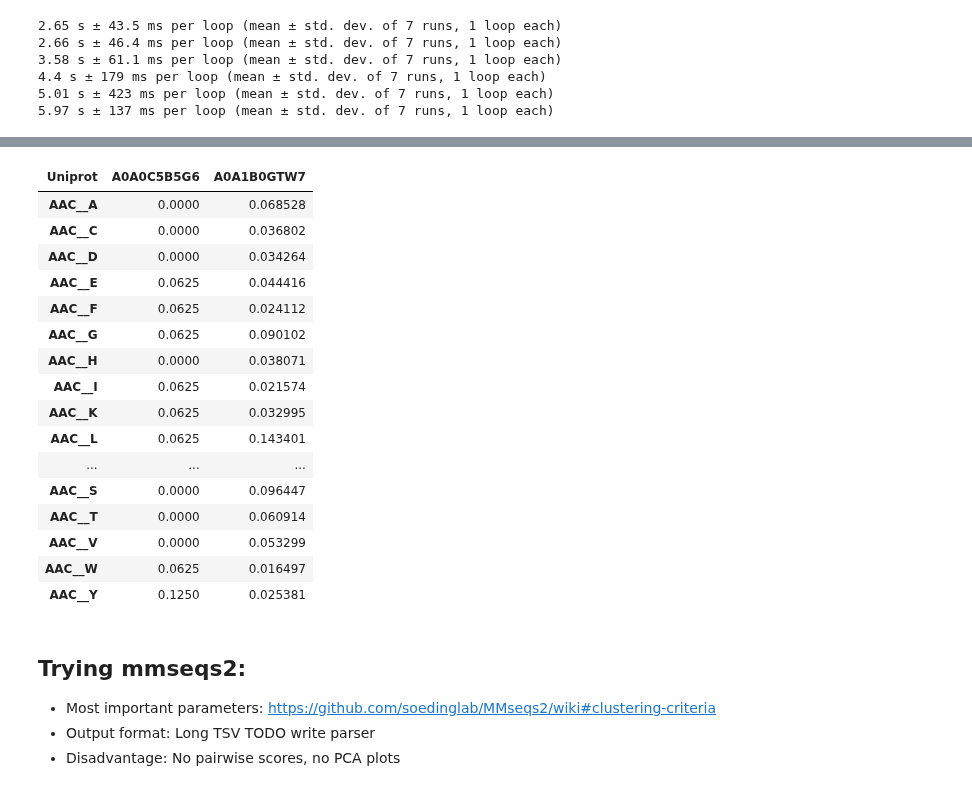
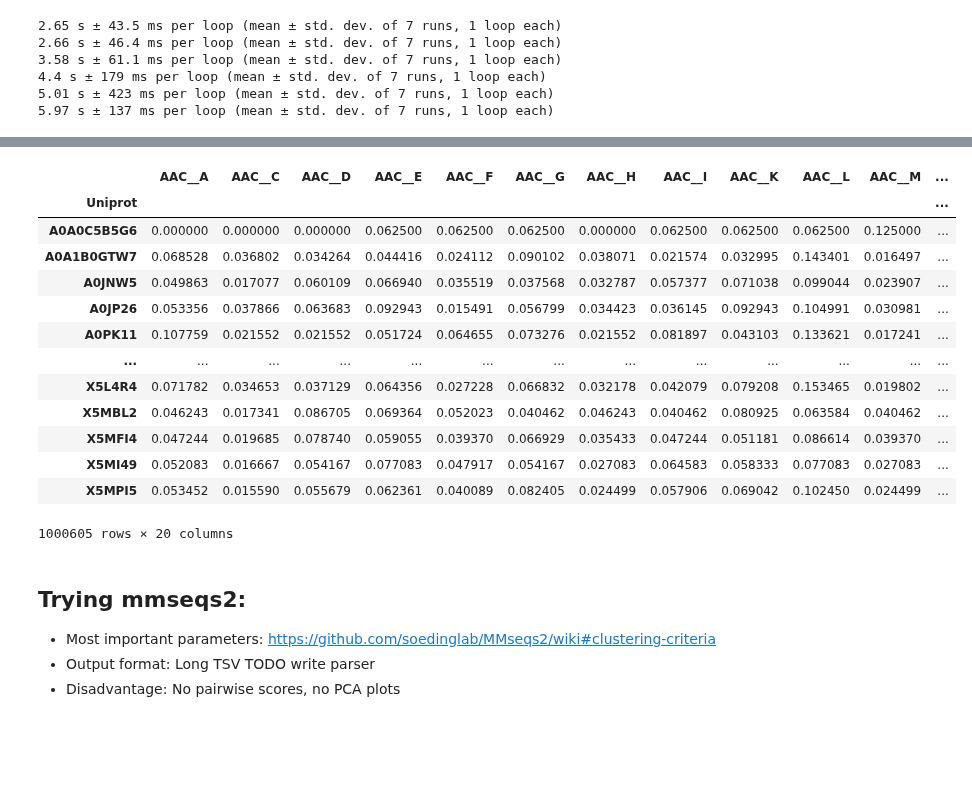
Before and after one commit to adenger/subpred4, a Jupyter notebook: notebooks/4_clustering.ipynb, the cells around one changed output, grey strips where cells are left out. Saved outputs shown, nothing was run; the diff lists cells and outputs as text; code cells hidden in the pictures; blank space fills up the shorter version.

```diff
--- a/notebooks/4_clustering.ipynb
+++ b/notebooks/4_clustering.ipynb
@@ -22,7 +22,7 @@ df_uniprot = create_dataset(
     # tax_ids_filter=[3702, 9606, 83333, 559292],
     # sequence_clustering=70,
     evidence_code=2,
-    invalid_amino_acids="remove_protein",
+    invalid_amino_acids="remove_amino_acids",
     # gene_names_only = True,
     # force_update=True,
     # remove_sequence_fragments = True,
@@ -339,3 +240,31 @@ empty_counter
 # %% [markdown]
 TODO implement, test
+# %%
+AMINO_ACIDS = [
+    "A",
+    "C",
+    "D",
+    "E",
+    "F",
+    "G",
+    "H",
+    "I",
+    "K",
+    "L",
+    "M",
+    "N",
+    "P",
+    "Q",
+    "R",
+    "S",
+    "T",
+    "V",
+    "W",
+    "Y",
+]
+import numpy as np
+from joblib.parallel import Parallel, delayed
+from collections import Counter
+
+df_uniprot = df_uniprot[["sequence"]]
 # %%
@@ -632,23 +490,22 @@ Name: sequence, Length: 1000605, dtype: object
-# %%
-calculate_aac(df_uniprot.sequence[:2]).T
-# %% [output]
-| Uniprot | A0A0C5B5G6 | A0A1B0GTW7 |
-| AAC__A | 0.0000 | 0.068528 |
-| AAC__C | 0.0000 | 0.036802 |
-| AAC__D | 0.0000 | 0.034264 |
-| AAC__E | 0.0625 | 0.044416 |
-| AAC__F | 0.0625 | 0.024112 |
-| AAC__G | 0.0625 | 0.090102 |
-| AAC__H | 0.0000 | 0.038071 |
-| AAC__I | 0.0625 | 0.021574 |
-| AAC__K | 0.0625 | 0.032995 |
-| AAC__L | 0.0625 | 0.143401 |
-| ... | ... | ... |
-| AAC__S | 0.0000 | 0.096447 |
-| AAC__T | 0.0000 | 0.060914 |
-| AAC__V | 0.0000 | 0.053299 |
-| AAC__W | 0.0625 | 0.016497 |
-| AAC__Y | 0.1250 | 0.025381 |
+# %%
+from subpred.compositions import calculate_aac
+
+calculate_aac(df_uniprot.sequence)
+# %% [output]
+|  | AAC__A | AAC__C | AAC__D | AAC__E | AAC__F | AAC__G | AAC__H | AAC__I | AAC__K | AAC__L | AAC__M | ... |
+| Uniprot |  |  |  |  |  |  |  |  |  |  |  | ... |
+| A0A0C5B5G6 | 0.000000 | 0.000000 | 0.000000 | 0.062500 | 0.062500 | 0.062500 | 0.000000 | 0.062500 | 0.062500 | 0.062500 | 0.125000 | ... |
+| A0A1B0GTW7 | 0.068528 | 0.036802 | 0.034264 | 0.044416 | 0.024112 | 0.090102 | 0.038071 | 0.021574 | 0.032995 | 0.143401 | 0.016497 | ... |
+| A0JNW5 | 0.049863 | 0.017077 | 0.060109 | 0.066940 | 0.035519 | 0.037568 | 0.032787 | 0.057377 | 0.071038 | 0.099044 | 0.023907 | ... |
+| A0JP26 | 0.053356 | 0.037866 | 0.063683 | 0.092943 | 0.015491 | 0.056799 | 0.034423 | 0.036145 | 0.092943 | 0.104991 | 0.030981 | ... |
+| A0PK11 | 0.107759 | 0.021552 | 0.021552 | 0.051724 | 0.064655 | 0.073276 | 0.021552 | 0.081897 | 0.043103 | 0.133621 | 0.017241 | ... |
+| ... | ... | ... | ... | ... | ... | ... | ... | ... | ... | ... | ... | ... |
+| X5L4R4 | 0.071782 | 0.034653 | 0.037129 | 0.064356 | 0.027228 | 0.066832 | 0.032178 | 0.042079 | 0.079208 | 0.153465 | 0.019802 | ... |
+| X5MBL2 | 0.046243 | 0.017341 | 0.086705 | 0.069364 | 0.052023 | 0.040462 | 0.046243 | 0.040462 | 0.080925 | 0.063584 | 0.040462 | ... |
+| X5MFI4 | 0.047244 | 0.019685 | 0.078740 | 0.059055 | 0.039370 | 0.066929 | 0.035433 | 0.047244 | 0.051181 | 0.086614 | 0.039370 | ... |
+| X5MI49 | 0.052083 | 0.016667 | 0.054167 | 0.077083 | 0.047917 | 0.054167 | 0.027083 | 0.064583 | 0.058333 | 0.077083 | 0.027083 | ... |
+| X5MPI5 | 0.053452 | 0.015590 | 0.055679 | 0.062361 | 0.040089 | 0.082405 | 0.024499 | 0.057906 | 0.069042 | 0.102450 | 0.024499 | ... |
+1000605 rows × 20 columns
 # %%
 from subpred.compositions import calculate_aac, calculate_paac
 
```
Also changed, not shown: parts of 15 cells of this notebook.
